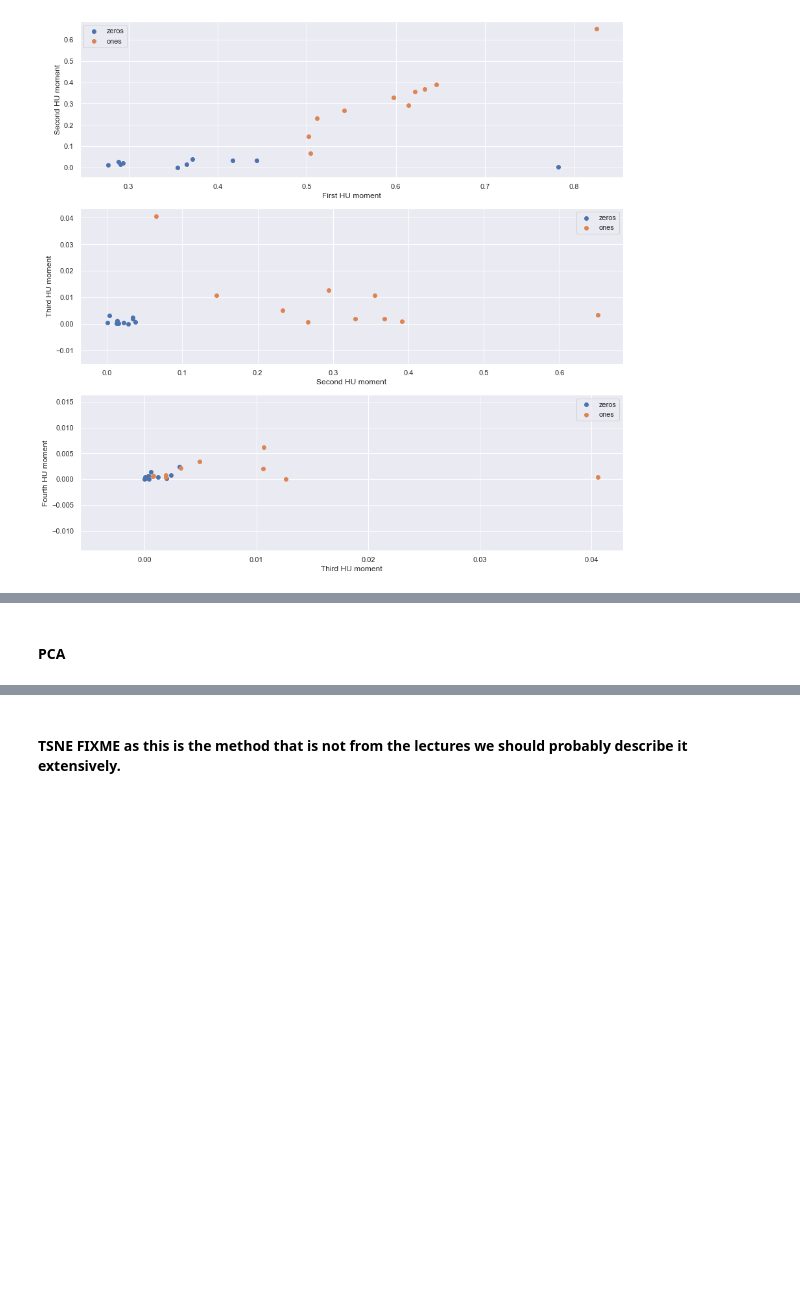
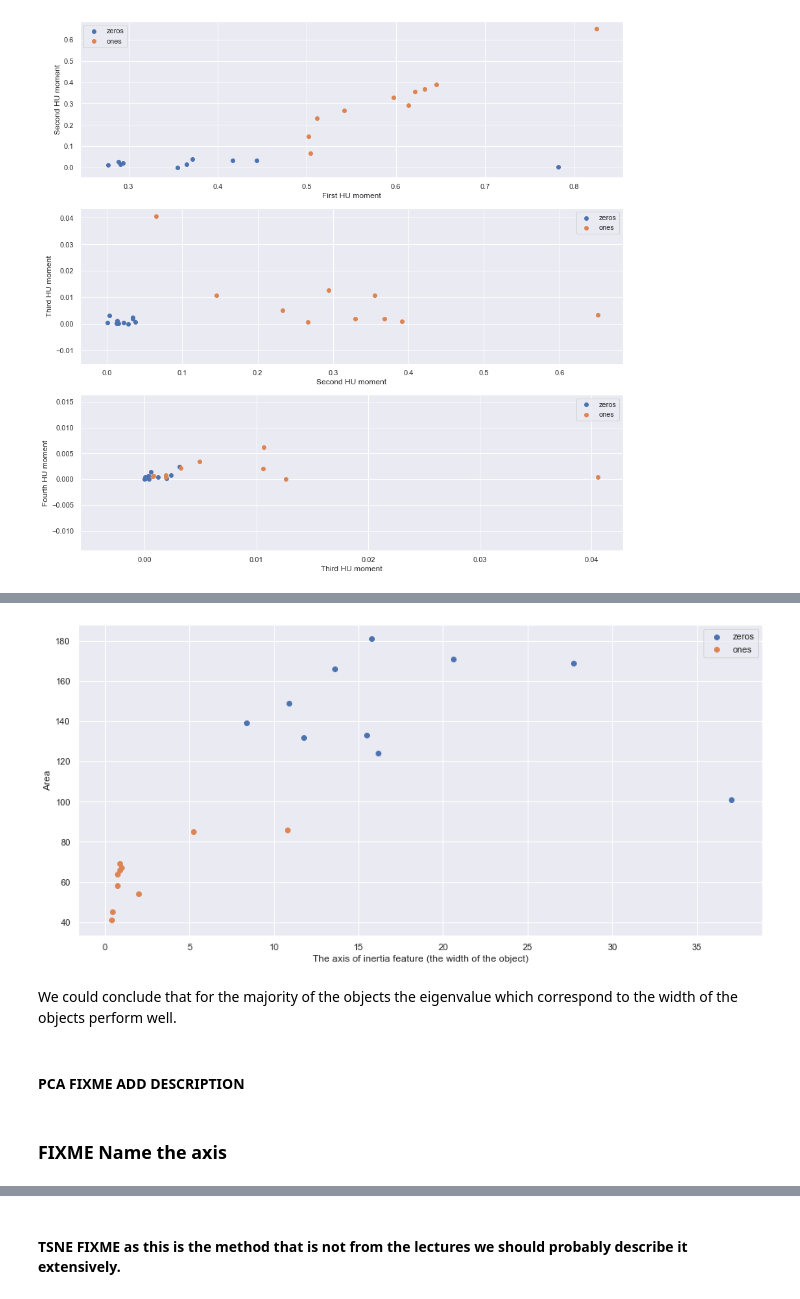
Before and after one commit to oganesManasian/Image-analysis-and-pattern-recognition, a Jupyter notebook: labs/lab_02_object_description.ipynb, the cells around one changed output, grey strips where cells are left out. Drawn from its saved outputs; the diff is of its cells as text; code cells hidden in the pictures; blank space fills up the shorter version.

```diff
--- a/labs/lab_02_object_description.ipynb
+++ b/labs/lab_02_object_description.ipynb
@@ -523,5 +534,21 @@ for ax, im, nm, one_eig in zip(axes[1], one_regions, ones_names, one_eigs):
+# %%
+# Getting the "width" of the objects
+zero_eigenwidths = [zero_eig[0][0] for zero_eig in zero_eigs]
+one_eigenwidths = [one_eig[0][0] for one_eig in one_eigs]
+
+# Plotting axis of inertia features with area features
+f, ax = plt.subplots(figsize=(15, 7))
+ax.scatter(zero_eigenwidths, zero_areas, label='zeros')
+ax.scatter(one_eigenwidths, one_areas, label='ones')
+ax.legend()
+ax.set_xlabel('The axis of inertia feature (the width of the object)')
+ax.set_ylabel('Area');
+# %% [output]
+[figure, added]
+# %% [markdown]
+We could conclude that for the majority of the objects the eigenvalue which correspond to the width of the objects perform well.
 # %% [markdown]
-#### PCA
+#### PCA FIXME ADD DESCRIPTION
 # %%
 # Standardize the data
 zeros_reshaped = zeros_im.reshape(len(zeros_im), -1)
@@ -531,6 +558,8 @@ standardized_data = StandardScaler().fit_transform(concat)
 
 # Creating the corresponding labels
 labels = [0]*len(zeros_im) + [1]*len(ones_im)
+# %% [markdown]
+### FIXME Name the axis
 # %%
 # Compute PCA
 pca = decomposition.PCA()
```
Also changed, not shown: parts of 28 cells of this notebook.
